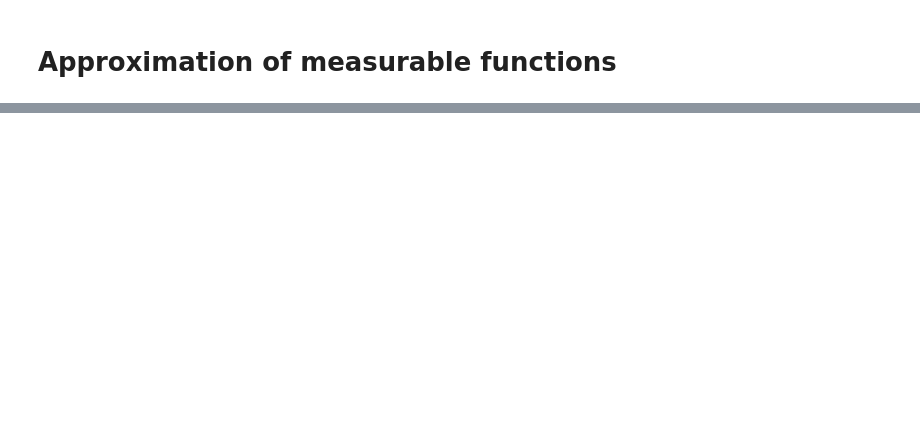
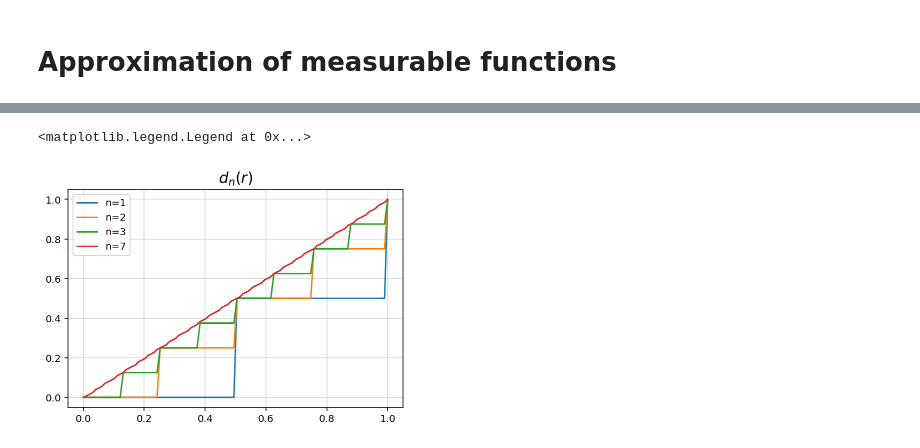
Before and after one commit to gerdm/misc, a Jupyter notebook: 2021-12/measurable-function-approx.ipynb, the cells around one changed output, grey strips where cells are left out. Drawn from its saved outputs; the diff is of its cells as text; code cells hidden in the pictures; blank space fills up the shorter version.

```diff
--- a/2021-12/measurable-function-approx.ipynb
+++ b/2021-12/measurable-function-approx.ipynb
@@ -36,0 +41,14 @@ plt.legend()
+# %%
+xrange = jnp.linspace(0, 1, 100)
+
+plt.plot(xrange, d_r(1, xrange), label="n=1")
+plt.plot(xrange, d_r(2, xrange), label="n=2")
+plt.plot(xrange, d_r(3, xrange), label="n=3")
+plt.plot(xrange, d_r(7, xrange), label="n=7")
+
+plt.title("$d_n(r)$", fontsize=15)
+plt.grid(alpha=0.5)
+plt.legend()
+# %% [output]
+<matplotlib.legend.Legend at 0x...>
+[figure, added]
```
Also changed, not shown: parts of 4 cells of this notebook.
